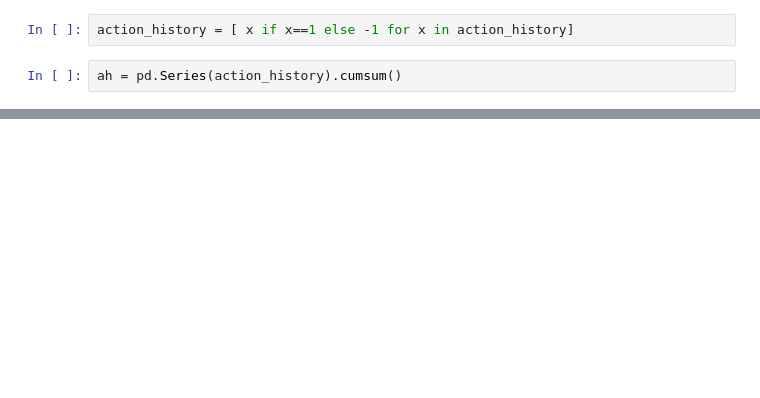
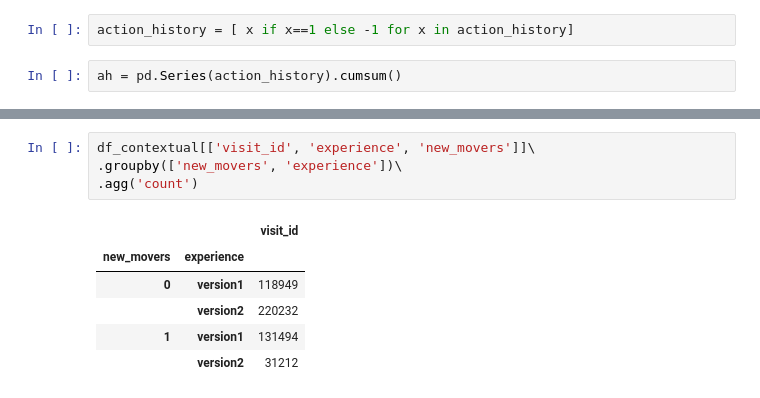
Before and after one commit to luwang-gt/MAB, a Jupyter notebook: case_study.ipynb, the cells around one changed output, grey strips where cells are left out. Cells and saved outputs as stored; diff of their text form; blank space fills up the shorter version.

Commit message:
sync to latest version

```diff
--- a/case_study.ipynb
+++ b/case_study.ipynb
@@ -220,0 +206,11 @@ ah.plot()
+# %%
+df_contextual[['visit_id', 'experience', 'new_movers']]\
+.groupby(['new_movers', 'experience'])\
+.agg('count')
+# %% [output]
+|  |  | visit_id |
+| new_movers | experience |  |
+| 0 | version1 | 118949 |
+|  | version2 | 220232 |
+| 1 | version1 | 131494 |
+|  | version2 | 31212 |
```
Also changed, not shown: parts of 17 cells of this notebook, 3 other files.
